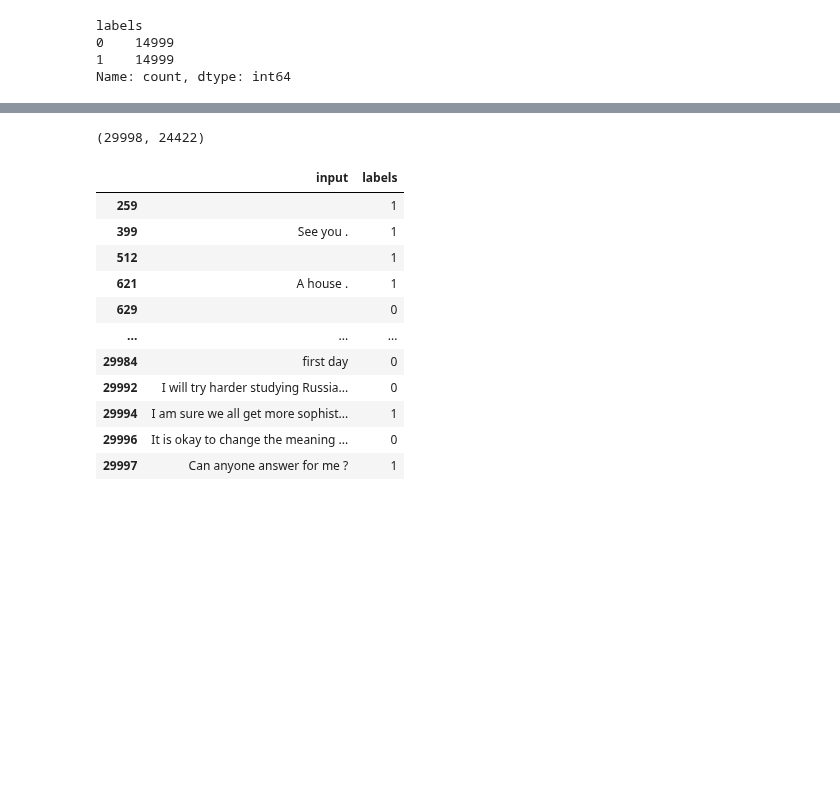
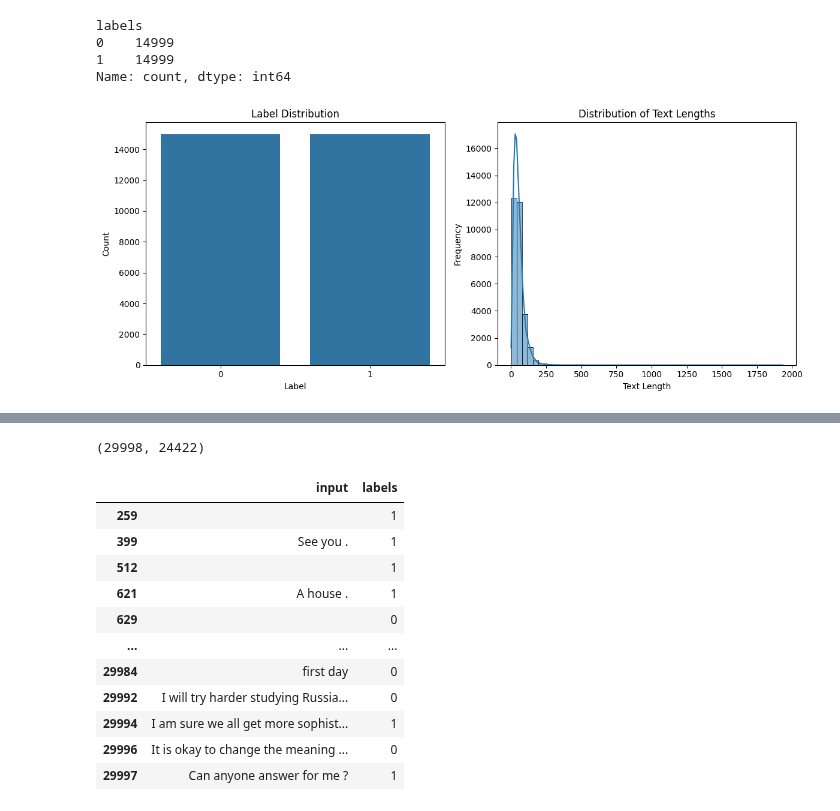
Before and after one commit to Ztrimus/llm-sensitivity, a Jupyter notebook: notebooks/gcd-exploration.ipynb, the cells around one changed output, grey strips where cells are left out. Cells and saved outputs as stored; diff of their text form; code cells hidden in the pictures; blank space fills up the shorter version.

Commit message:
ENH: Add Text complexity analysis

```diff
--- a/notebooks/gcd-exploration.ipynb
+++ b/notebooks/gcd-exploration.ipynb
@@ -53,3 +56,26 @@ labels
 0    14999
 1    14999
 Name: count, dtype: int64
+# %%
+# Visualization
+plt.figure(figsize=(12, 5))
+
+# Plot for Label Distribution
+plt.subplot(1, 2, 1)
+label_counts = df['labels'].value_counts()
+sns.barplot(x=label_counts.index, y=label_counts.values)
+plt.title('Label Distribution')
+plt.xlabel('Label')
+plt.ylabel('Count')
+
+# Plot for Distribution of Text Lengths
+plt.subplot(1, 2, 2)
+sns.histplot(df['input'].apply(len), bins=50, kde=True)
+plt.title('Distribution of Text Lengths')
+plt.xlabel('Text Length')
+plt.ylabel('Frequency')
+
+plt.tight_layout()
+plt.show()
+# %% [output]
+[figure, added]
```
Also changed, not shown: parts of 19 cells of this notebook, 4 other files.
